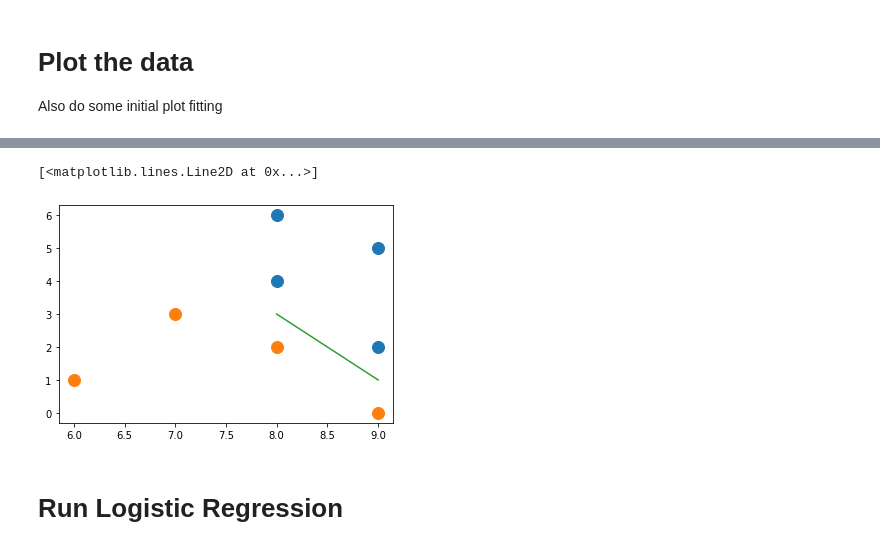
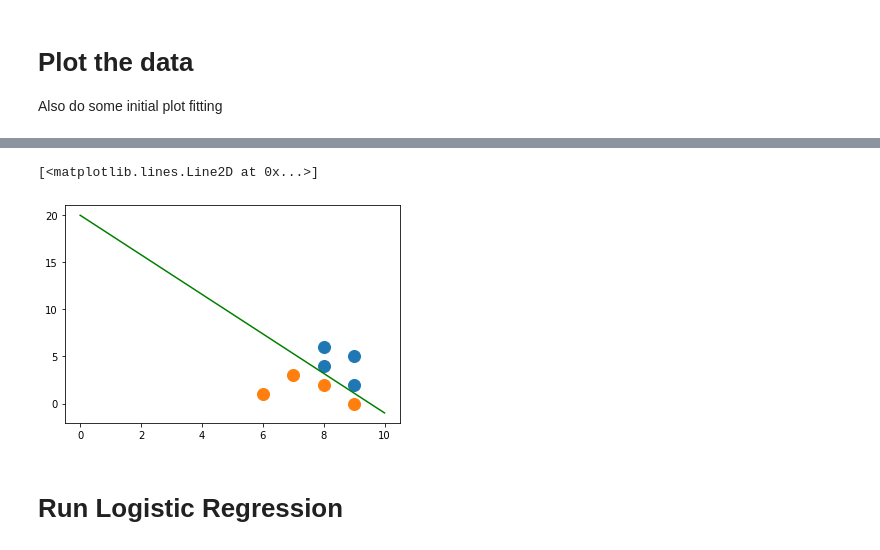
Before and after one commit to changsin/AI, a Jupyter notebook: perceptron.ipynb, the cells around one changed output, grey strips where cells are left out. Saved outputs shown, nothing was run; the diff lists cells and outputs as text; code cells hidden in the pictures.

```diff
--- a/perceptron.ipynb
+++ b/perceptron.ipynb
@@ -45,0 +48,8 @@ Also do some initial plot fitting
+# %%
+x1 = np.array([8., 9.])
+x2 = np.array([3, 1])
+
+ax = plot_data(X, y)
+slope, intercept = np.polyfit(x1, x2, 1)
+print("slope", slope, "intercept", intercept)
+ax.plot(x1, x2, 'g', label='manual plotting')
@@ -46,27 +60,26 @@ Also do some initial plot fitting
 # %%
 import numpy as np
 import matplotlib.pyplot as plt
 
-positives = X[y == 1]
-negatives = X[y == 0]
+def plot_data(X, y):
+  positives = X[y == 1]
+  negatives = X[y == 0]
 
-fig, ax = plt.subplots()
-ax.plot(positives[:, 0], positives[:, 1], marker='o', linestyle='', ms=12, label='+')
-ax.plot(negatives[:, 0], negatives[:, 1], marker='o', linestyle='', ms=12, label='-')
+  fig, ax = plt.subplots()
+  ax.plot(positives[:, 0], positives[:, 1], marker='o', linestyle='', ms=12, label='+')
+  ax.plot(negatives[:, 0], negatives[:, 1], marker='o', linestyle='', ms=12, label='-')
+  return ax
 
 # plt.scatter(X[:, 0], X[:, 1])
-# plt.show()
-x_reg = np.array([8., 9.])
-y_reg = np.array([3, 1])
 
-m, b = np.polyfit(x_reg, y_reg, 1)
-# m = slope, b=intercept
+ax = plot_data(X, y)
+x_line = np.linspace(0, 10, 100)
+y_line = -2.1*x_line + 20
 
-
-ax.plot(x_reg, m*x_reg + b)
+ax.plot(x_line, y_line, 'g', label='y=wx+b')
 # %% [output]
 [<matplotlib.lines.Line2D at 0x...>]
-[figure, old version]
+[figure, new version]
 # %% [markdown]
 # Run Logistic Regression
 # %%
```
Also changed, not shown: parts of 7 cells of this notebook.
